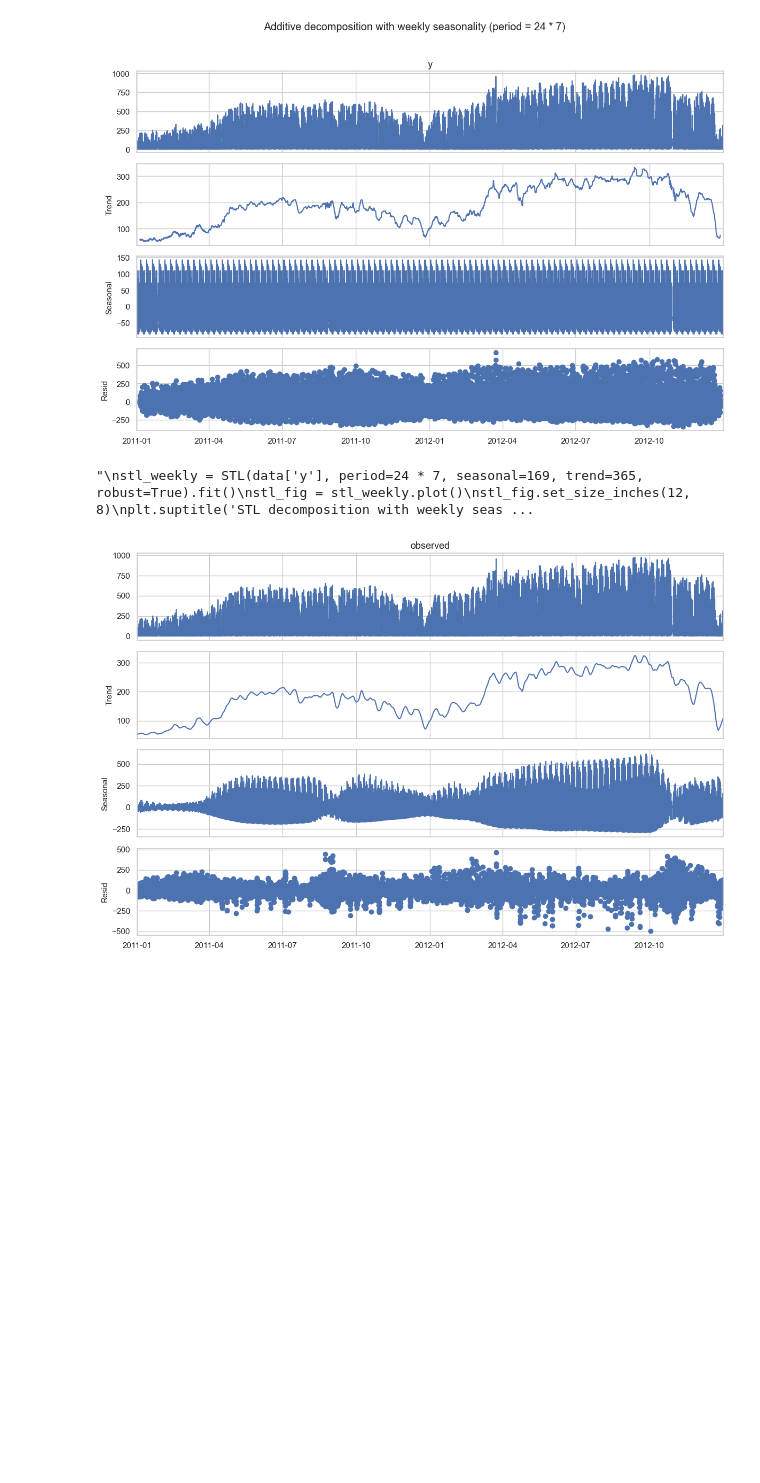
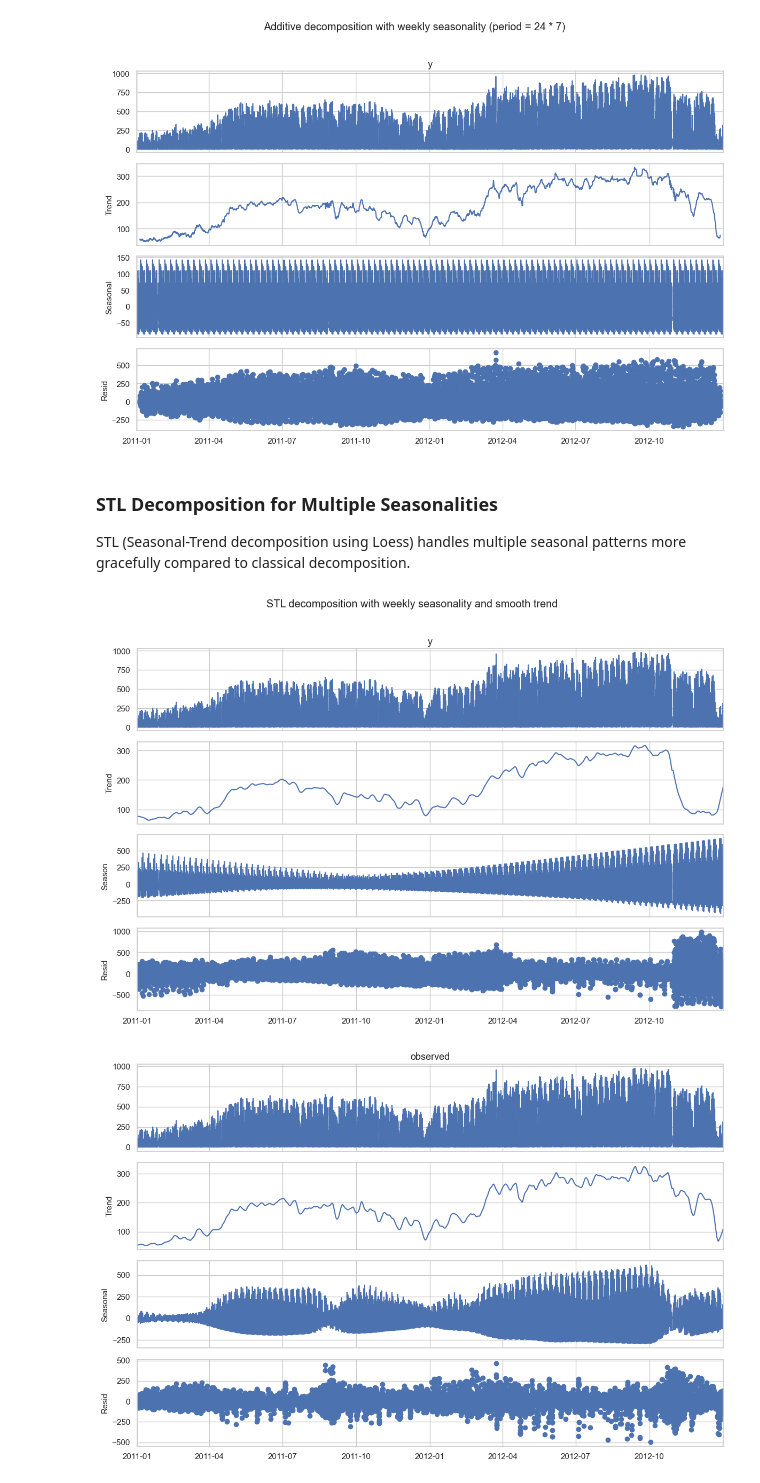
Before and after one commit to francji1/01ADS, a Jupyter notebook: lectures/L04_Timeseries/01ADS_Time_Series_Intro_2025.ipynb, the cells around one changed output. Saved outputs shown, nothing was run; the diff lists cells and outputs as text; code cells hidden in the pictures; blank space fills up the shorter version.

```diff
--- a/lectures/L04_Timeseries/01ADS_Time_Series_Intro_2025.ipynb
+++ b/lectures/L04_Timeseries/01ADS_Time_Series_Intro_2025.ipynb
@@ -421,17 +412,21 @@ plt.tight_layout()
 plt.show()
 # %% [output]
 [figure]
+# %% [markdown]
+
+### STL Decomposition for Multiple Seasonalities
+
+STL (Seasonal-Trend decomposition using Loess) handles multiple seasonal patterns more gracefully compared to classical decomposition.
 # %%
-"""
+
 stl_weekly = STL(data['y'], period=24 * 7, seasonal=169, trend=365, robust=True).fit()
 stl_fig = stl_weekly.plot()
 stl_fig.set_size_inches(12, 8)
 plt.suptitle('STL decomposition with weekly seasonality and smooth trend', y=1.02)
 plt.tight_layout()
 plt.show()
-"""
 # %% [output]
-"\nstl_weekly = STL(data['y'], period=24 * 7, seasonal=169, trend=365, robust=True).fit()\nstl_fig = stl_weekly.plot()\nstl_fig.set_size_inches(12, 8)\nplt.suptitle('STL decomposition with weekly seas ...
+[figure, added]
 # %%
 from statsmodels.tsa.seasonal import MSTL
 import matplotlib.pyplot as plt
```
Also changed, not shown: parts of 23 cells of this notebook.
